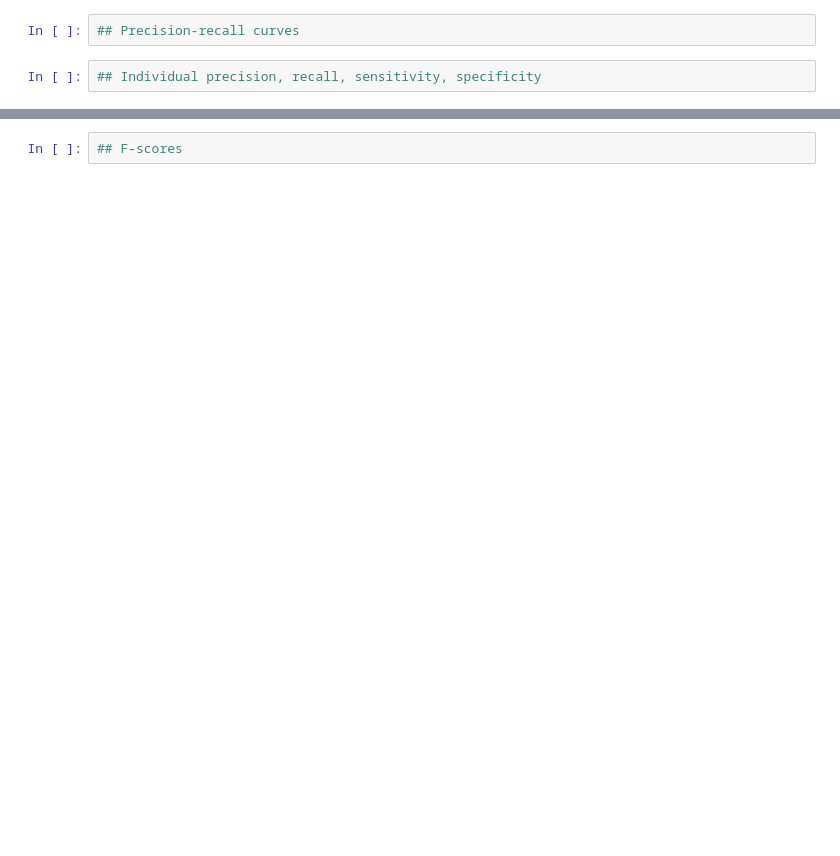
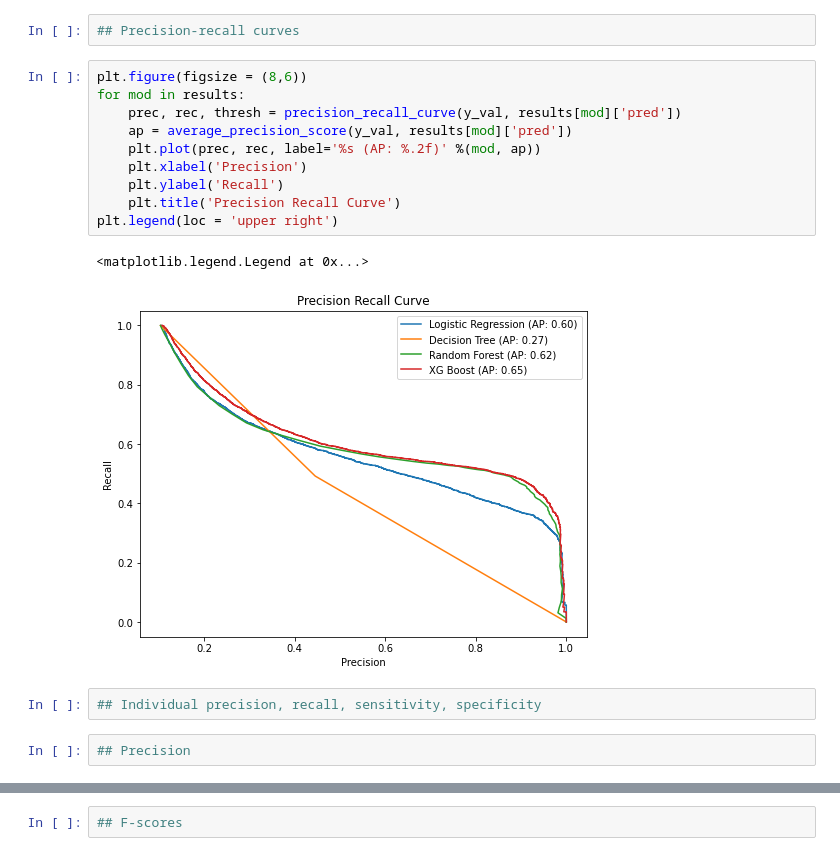
Before and after one commit to sjo302/Capstone, a Jupyter notebook: Notebooks/10_models.ipynb, the cells around one changed output, grey strips where cells are left out. Saved outputs shown, nothing was run; the diff lists cells and outputs as text; blank space fills up the shorter version.

```diff
--- a/Notebooks/10_models.ipynb
+++ b/Notebooks/10_models.ipynb
@@ -194,4 +193,19 @@ plt.legend(loc = 'lower right')
 # %%
 ## Precision-recall curves
+# %%
+plt.figure(figsize = (8,6))
+for mod in results:
+    prec, rec, thresh = precision_recall_curve(y_val, results[mod]['pred'])
+    ap = average_precision_score(y_val, results[mod]['pred'])
+    plt.plot(prec, rec, label='%s (AP: %.2f)' %(mod, ap))
+    plt.xlabel('Precision')
+    plt.ylabel('Recall')
+    plt.title('Precision Recall Curve')
+plt.legend(loc = 'upper right')
+# %% [output]
+<matplotlib.legend.Legend at 0x...>
+[figure, added]
 # %%
 ## Individual precision, recall, sensitivity, specificity
+# %%
+## Precision
```
Also changed, not shown: parts of 35 cells of this notebook.
